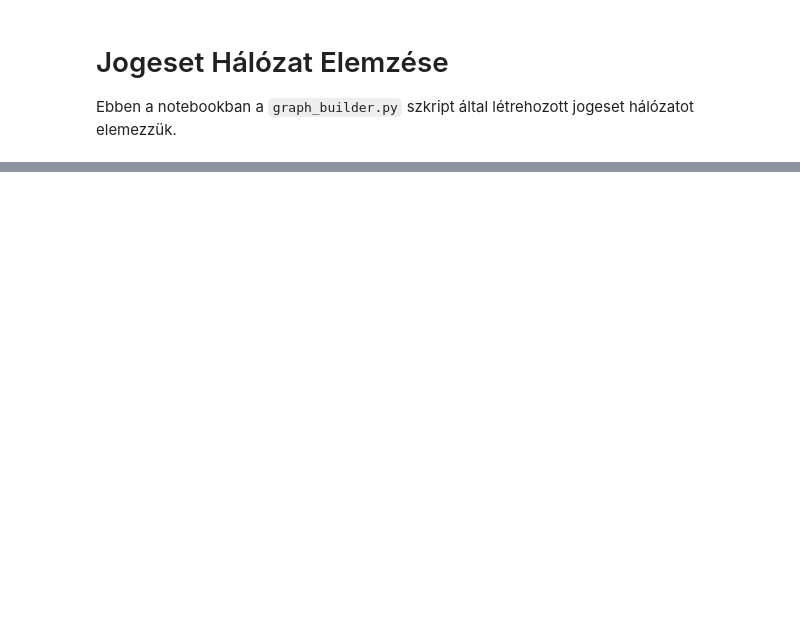
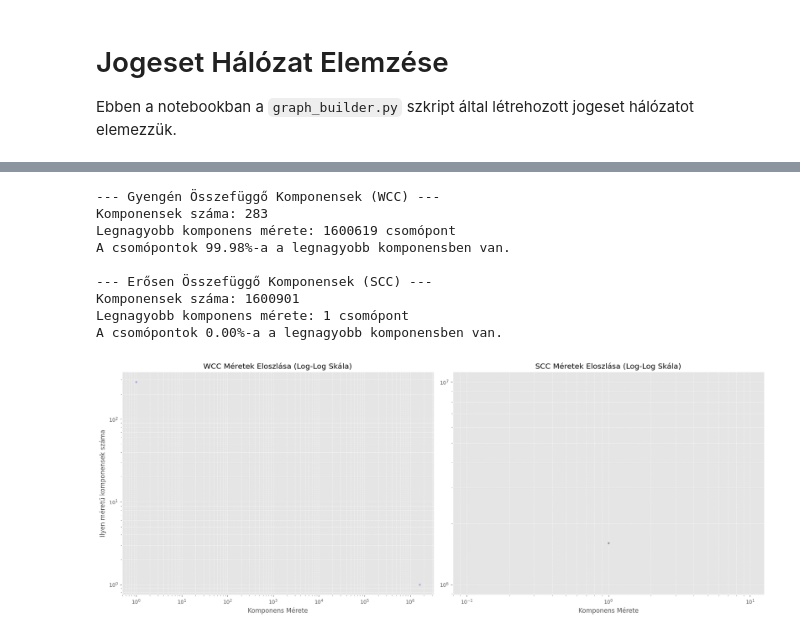
Before and after one commit to ZeleMate/Szakdolgozat, a Jupyter notebook: notebooks/graph_analysis.ipynb, the cells around one changed output, grey strips where cells are left out. Saved outputs shown, nothing was run; the diff lists cells and outputs as text; code cells hidden in the pictures; blank space fills up the shorter version.

```diff
--- a/notebooks/graph_analysis.ipynb
+++ b/notebooks/graph_analysis.ipynb
@@ -1255,0 +331,62 @@ Gráf robusztusság elemzés értelmezése:
+# %%
+if G and G.number_of_nodes() > 0:
+    # --- Gyengén összefüggő komponensek (WCC) ---
+    wcc_generator = nx.weakly_connected_components(G)
+    wcc_sizes = [len(c) for c in wcc_generator]
+    # Méretek szerint csoportosítjuk és számoljuk őket
+    wcc_counts = pd.Series(wcc_sizes).value_counts().sort_index()
+
+    print(f"--- Gyengén Összefüggő Komponensek (WCC) ---")
+    print(f"Komponensek száma: {len(wcc_sizes)}")
+    if wcc_sizes:
+        print(f"Legnagyobb komponens mérete: {max(wcc_sizes)} csomópont")
+        print(f"A csomópontok {max(wcc_sizes) / G.number_of_nodes():.2%}-a a legnagyobb komponensben van.")
+
+    # --- Erősen összefüggő komponensek (SCC) ---
+    scc_generator = nx.strongly_connected_components(G)
+    scc_sizes = [len(c) for c in scc_generator]
+    # Méretek szerint csoportosítjuk és számoljuk őket
+    scc_counts = pd.Series(scc_sizes).value_counts().sort_index()
+
+    print(f"\n--- Erősen Összefüggő Komponensek (SCC) ---")
+    print(f"Komponensek száma: {len(scc_sizes)}")
+    if scc_sizes:
+        print(f"Legnagyobb komponens mérete: {max(scc_sizes)} csomópont")
+        print(f"A csomópontok {max(scc_sizes) / G.number_of_nodes():.2%}-a a legnagyobb komponensben van.")
+
+    # --- Javított vizualizáció pontdiagrammal ---
+    fig, axes = plt.subplots(1, 2, figsize=(18, 7))
+
+    # WCC méreteloszlás
+    axes[0].scatter(wcc_counts.index, wcc_counts.values, marker='.', alpha=0.8, color='C2')
+    axes[0].set_xscale('log')
+    axes[0].set_yscale('log')
+    axes[0].set_title('WCC Méretek Eloszlása (Log-Log Skála)')
+    axes[0].set_xlabel('Komponens Mérete')
+    axes[0].set_ylabel('Ilyen méretű komponensek száma')
+    axes[0].grid(True, which="both", ls="--", linewidth=0.5)
+
+    # SCC méreteloszlás
+    axes[1].scatter(scc_counts.index, scc_counts.values, marker='.', alpha=0.8, color='C3')
+    axes[1].set_xscale('log')
+    axes[1].set_yscale('log')
+    axes[1].set_title('SCC Méretek Eloszlása (Log-Log Skála)')
+    axes[1].set_xlabel('Komponens Mérete')
+    axes[1].grid(True, which="both", ls="--", linewidth=0.5)
+
+    plt.tight_layout()
+    plt.show()
+
+else:
+    print('A gráf (G) nincs betöltve vagy üres.')
+# %% [output]
+--- Gyengén Összefüggő Komponensek (WCC) ---
+Komponensek száma: 283
+Legnagyobb komponens mérete: 1600619 csomópont
+A csomópontok 99.98%-a a legnagyobb komponensben van.
+
+--- Erősen Összefüggő Komponensek (SCC) ---
+Komponensek száma: 1600901
+Legnagyobb komponens mérete: 1 csomópont
+A csomópontok 0.00%-a a legnagyobb komponensben van.
+[figure, added]
```
Also changed, not shown: parts of 37 cells of this notebook, 1 other file.
